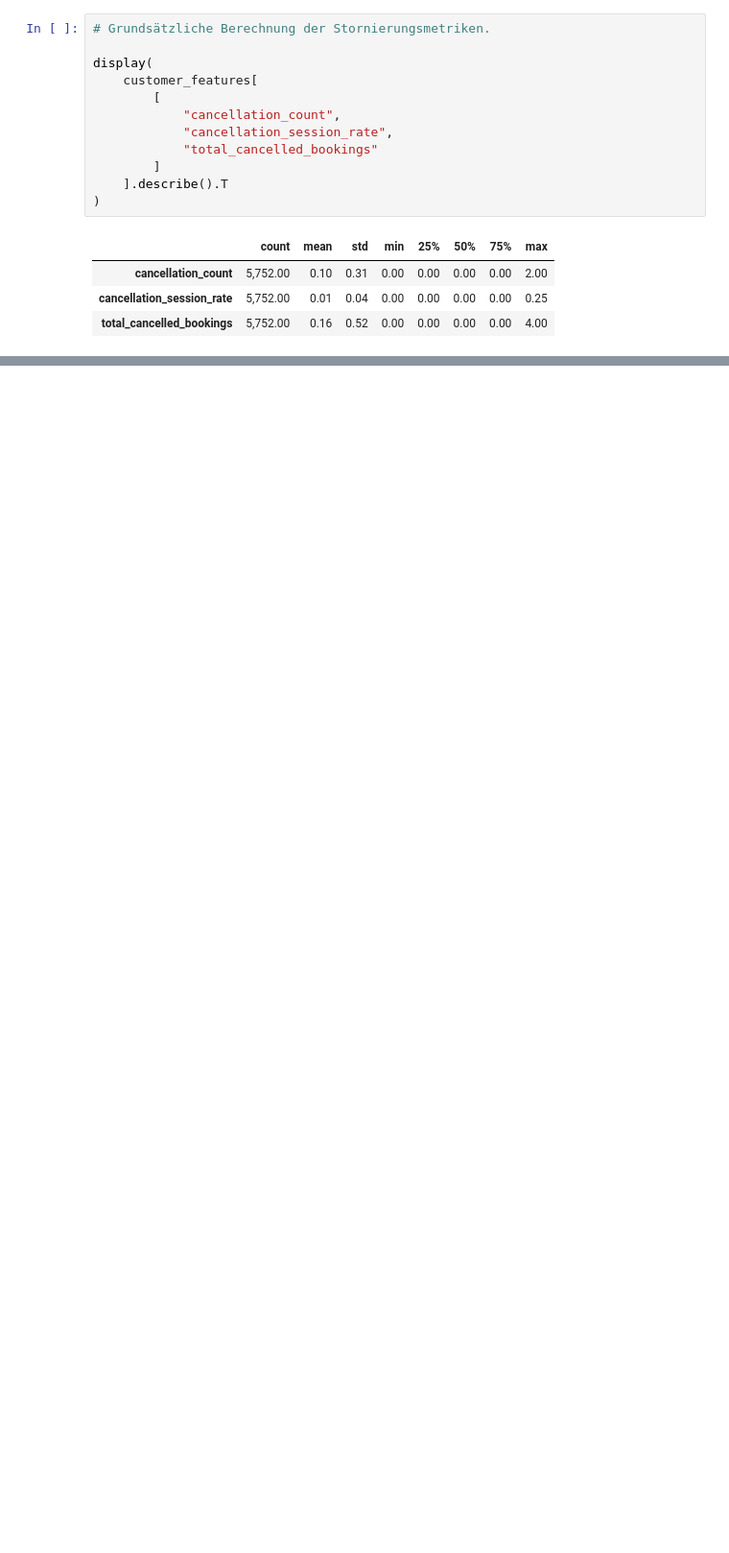
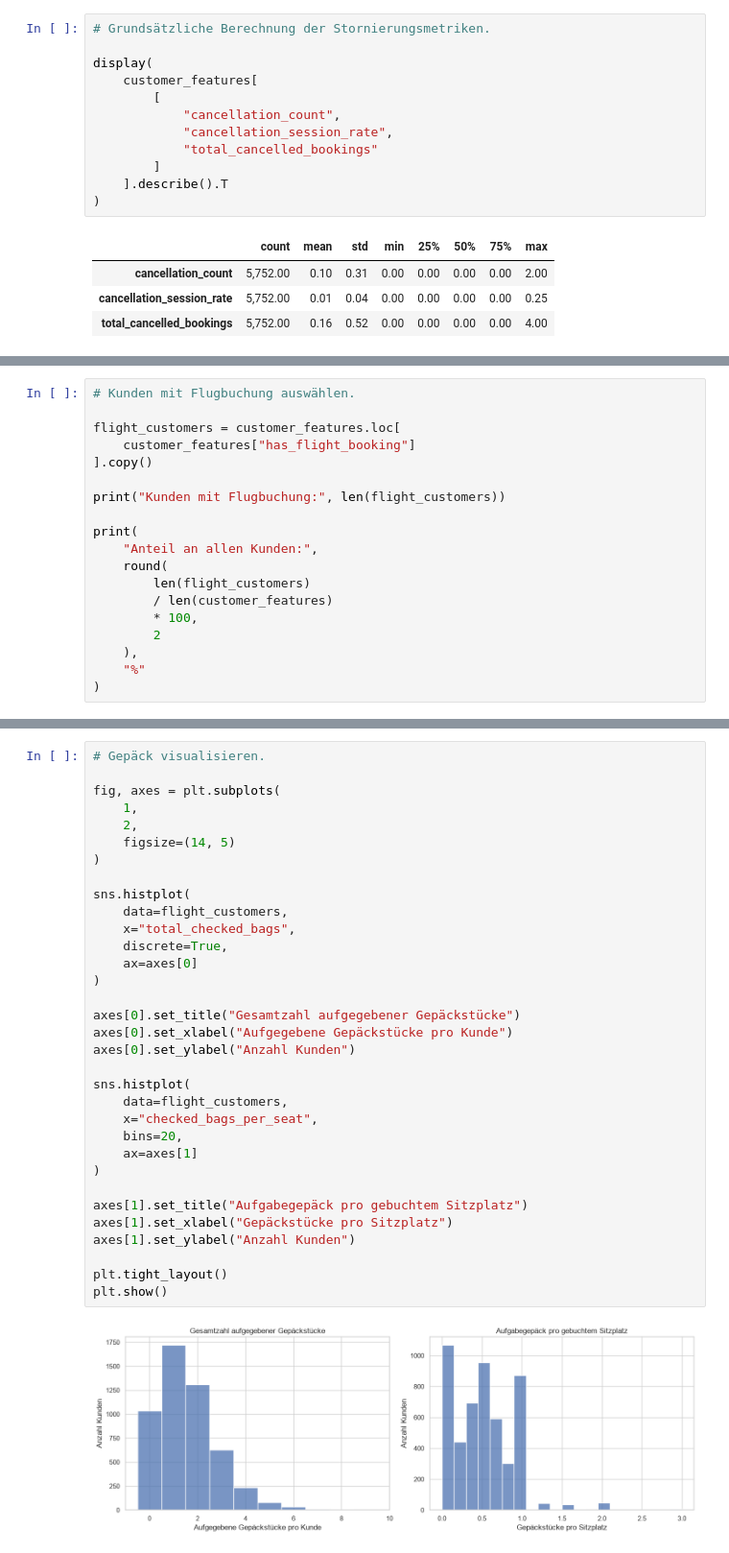
Before and after one commit to norawinkler/traveltide-customer-segmentation, a Jupyter notebook: notebooks/02_exploratory_data_analysis.ipynb, the cells around one changed output, grey strips where cells are left out. Shown at 96% size. Drawn from its saved outputs; the diff is of its cells as text; blank space fills up the shorter version.

Commit message:
EDA Continued Flights

```diff
--- a/notebooks/02_exploratory_data_analysis.ipynb
+++ b/notebooks/02_exploratory_data_analysis.ipynb
@@ -875,0 +909,19 @@ display(
+# %%
+# Kunden mit Flugbuchung auswählen.
+
+flight_customers = customer_features.loc[
+    customer_features["has_flight_booking"]
+].copy()
+
+print("Kunden mit Flugbuchung:", len(flight_customers))
+
+print(
+    "Anteil an allen Kunden:",
+    round(
+        len(flight_customers)
+        / len(customer_features)
+        * 100,
+        2
+    ),
+    "%"
+)
@@ -875,0 +1008,35 @@ display(
+# %%
+# Gepäck visualisieren.
+
+fig, axes = plt.subplots(
+    1,
+    2,
+    figsize=(14, 5)
+)
+
+sns.histplot(
+    data=flight_customers,
+    x="total_checked_bags",
+    discrete=True,
+    ax=axes[0]
+)
+
+axes[0].set_title("Gesamtzahl aufgegebener Gepäckstücke")
+axes[0].set_xlabel("Aufgegebene Gepäckstücke pro Kunde")
+axes[0].set_ylabel("Anzahl Kunden")
+
+sns.histplot(
+    data=flight_customers,
+    x="checked_bags_per_seat",
+    bins=20,
+    ax=axes[1]
+)
+
+axes[1].set_title("Aufgabegepäck pro gebuchtem Sitzplatz")
+axes[1].set_xlabel("Gepäckstücke pro Sitzplatz")
+axes[1].set_ylabel("Anzahl Kunden")
+
+plt.tight_layout()
+plt.show()
+# %% [output]
+[figure, added]
```
Also changed, not shown: parts of 9 cells of this notebook.
